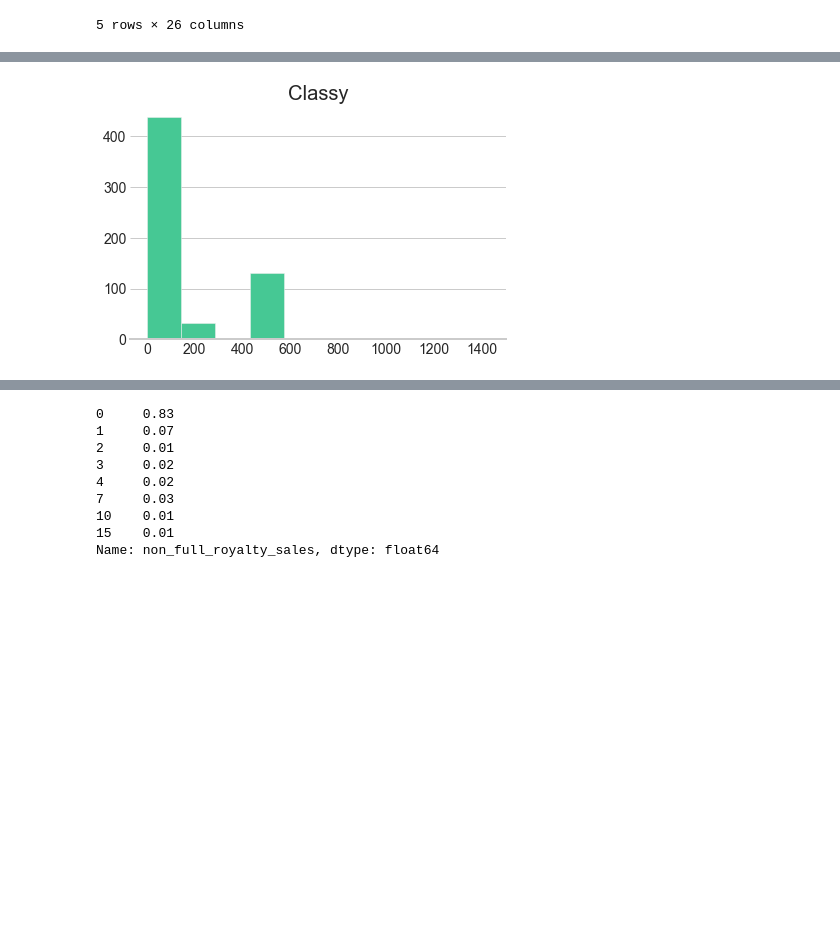
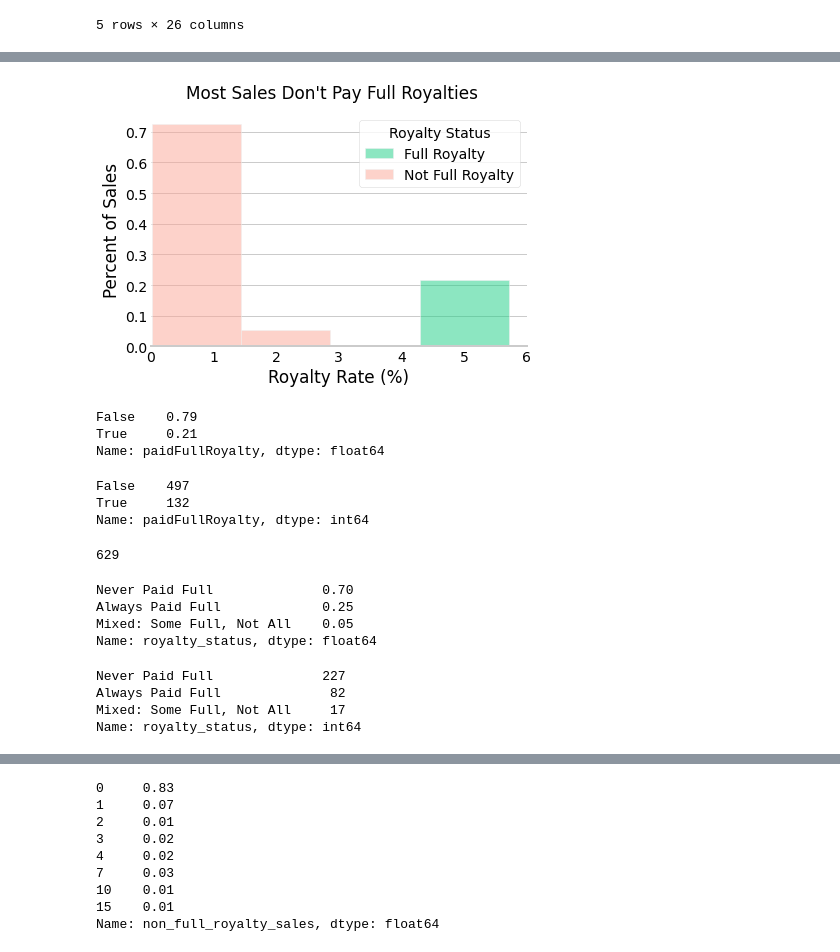
Before and after one commit to ewharton/nft-royalties, a Jupyter notebook: 01_illumunit_royalty_payers_from_resevoir.ipynb, the cells around one changed output, grey strips where cells are left out. Drawn from its saved outputs; the diff is of its cells as text; code cells hidden in the pictures; blank space fills up the shorter version.

```diff
--- a/01_illumunit_royalty_payers_from_resevoir.ipynb
+++ b/01_illumunit_royalty_payers_from_resevoir.ipynb
@@ -419,9 +449,49 @@ plt.rcParams["axes.spines.bottom"] = True
 plt.rcParams["axes.spines.top"] = False
 plt.rcParams["axes.spines.left"] = False
 plt.rcParams["axes.spines.right"] = False
-
-# plt.rcParams["axes.grid"] = True
-plt.hist(sales.royaltyFeeBps, color='#46c894');
-plt.title('Classy');
-# %% [output]
-[figure, removed]
+# %%
+sales['Royalty Rate'] = sales.royaltyFeeBps/100
+sales['Royalty Status'] = np.where(sales.paidFullRoyalty,'Full Royalty', 'Not Full Royalty')
+# %%
+palette = {
+    'Full Royalty' :'#1acf85',
+    'Not Full Royalty' :'#fda697'
+}
+
+sns.histplot(sales, x='Royalty Rate', stat='probability', bins=10,hue='Royalty Status',palette=palette);
+plt.xlim(0,6);
+plt.suptitle('Most Sales Don\'t Pay Full Royalties');
+plt.ylabel('Percent of Sales');
+plt.xlabel('Royalty Rate (%)');
+# %% [output]
+[figure, added]
+# %%
+sales.paidFullRoyalty.value_counts(normalize=True).round(2)
+# %% [output]
+False    0.79
+True     0.21
+Name: paidFullRoyalty, dtype: float64
+# %%
+sales.paidFullRoyalty.value_counts()
+# %% [output]
+False    497
+True     132
+Name: paidFullRoyalty, dtype: int64
+# %%
+len(sales)
+# %% [output]
+629
+# %%
+royalty_summary.royalty_status.value_counts(normalize=True).round(2)
+# %% [output]
+Never Paid Full              0.70
+Always Paid Full             0.25
+Mixed: Some Full, Not All    0.05
+Name: royalty_status, dtype: float64
+# %%
+royalty_summary.royalty_status.value_counts()
+# %% [output]
+Never Paid Full              227
+Always Paid Full              82
+Mixed: Some Full, Not All     17
+Name: royalty_status, dtype: int64
```
Also changed, not shown: parts of 40 cells of this notebook.
